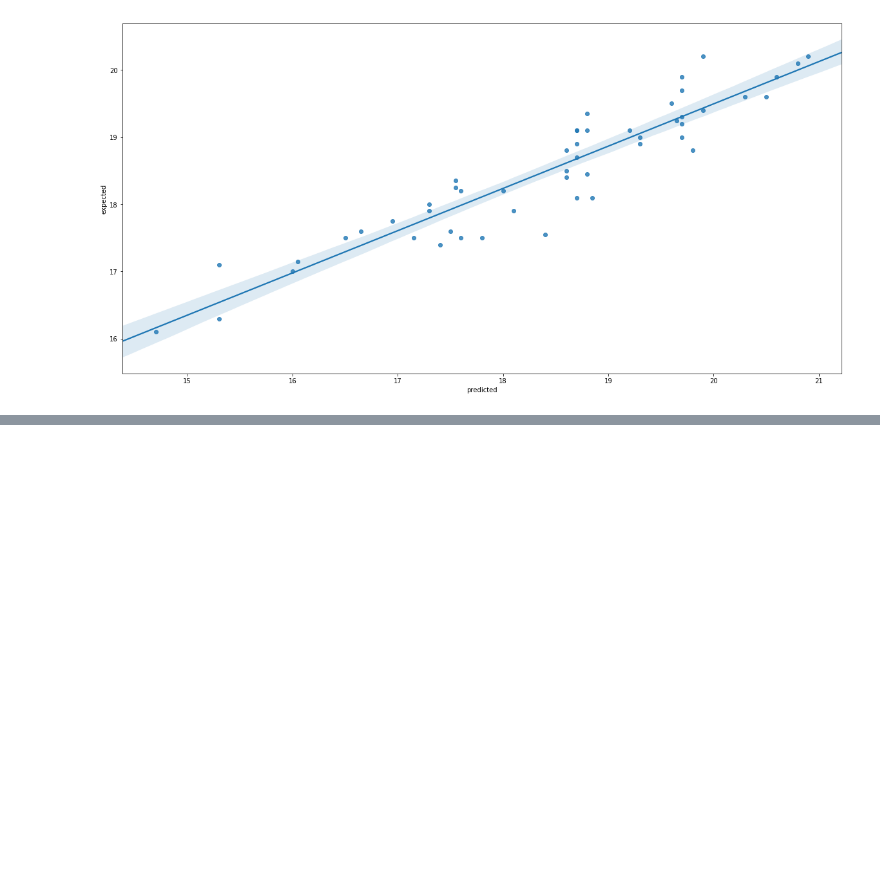
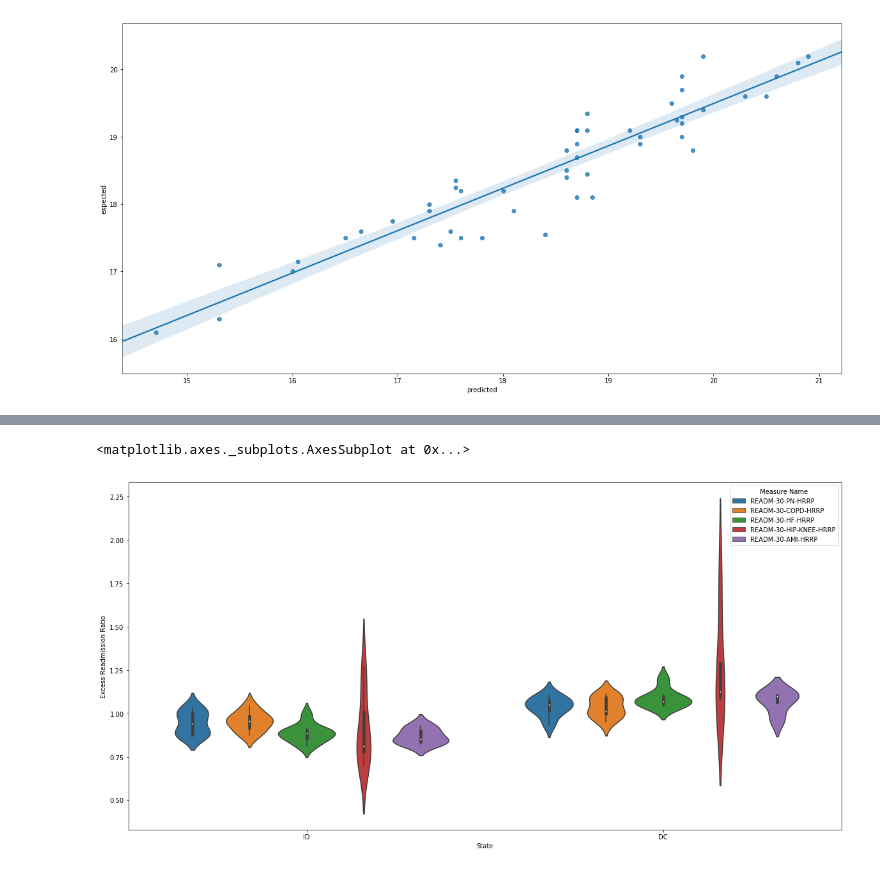
Before and after one commit to thegarrickchu/Springboard-Hospital_Readmissions, a Jupyter notebook: GC_exercise_3-hospital_readmissions_v1.ipynb, the cells around one changed output, grey strips where cells are left out. Saved outputs shown, nothing was run; the diff lists cells and outputs as text; code cells hidden in the pictures; blank space fills up the shorter version.

```diff
--- a/GC_exercise_3-hospital_readmissions_v1.ipynb
+++ b/GC_exercise_3-hospital_readmissions_v1.ipynb
@@ -294,0 +328,10 @@ sns.regplot(x="predicted", y="expected", data=state_df)
+# %%
+# want to check if the measure has any bearing on the state average
+sns.violinplot(x='State', y='Excess Readmission Ratio', data=ID_DC, hue='Measure Name')
+
+# appears that Idaho's Excess Readmission Ratios by procedure are stillmostly lower than DC
+# However, DC's readmission rates for Hip/Knee may be what is driving DC's ratio higher
+# Lastly, other than Heart Failure, the each State's distribution has a slightly different shape.
+# %% [output]
+<matplotlib.axes._subplots.AxesSubplot at 0x...>
+[figure, added]
```
Also changed, not shown: parts of 10 cells of this notebook.
